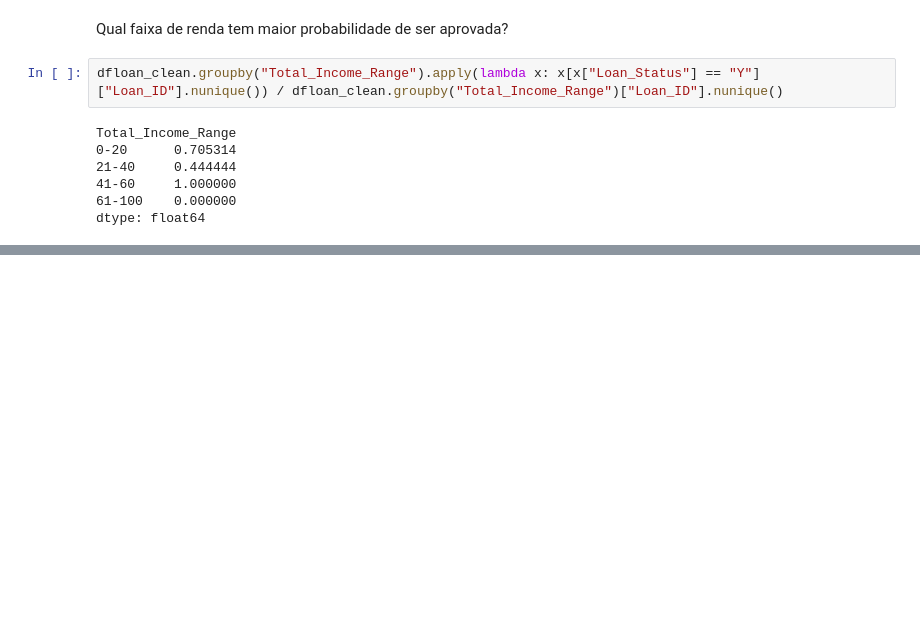
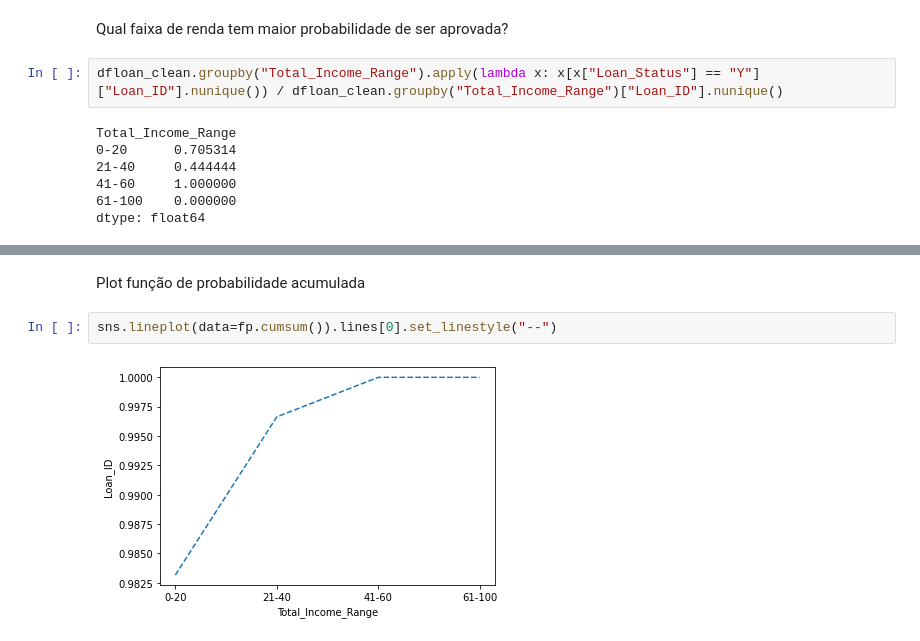
Before and after one commit to joaofranca13/project-statistics-probability, a Jupyter notebook: src/analysis_loan_data.ipynb, the cells around one changed output, grey strips where cells are left out. Cells and saved outputs as stored; diff of their text form; blank space fills up the shorter version.

```diff
--- a/src/analysis_loan_data.ipynb
+++ b/src/analysis_loan_data.ipynb
@@ -383,0 +419,6 @@ dtype: float64
+# %% [markdown]
+Plot função de probabilidade acumulada
+# %%
+sns.lineplot(data=fp.cumsum()).lines[0].set_linestyle("--")
+# %% [output]
+[figure, added]
```
Also changed, not shown: parts of 13 cells of this notebook.
